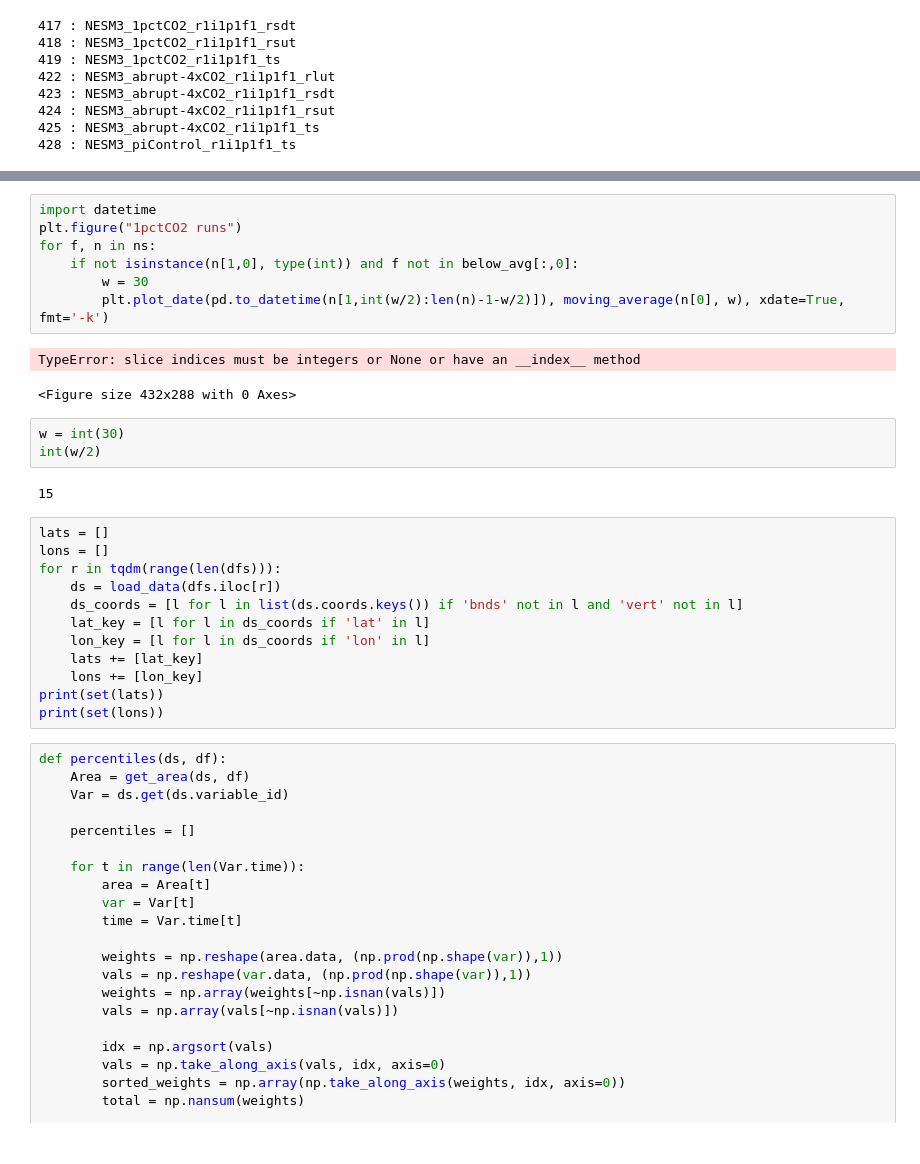
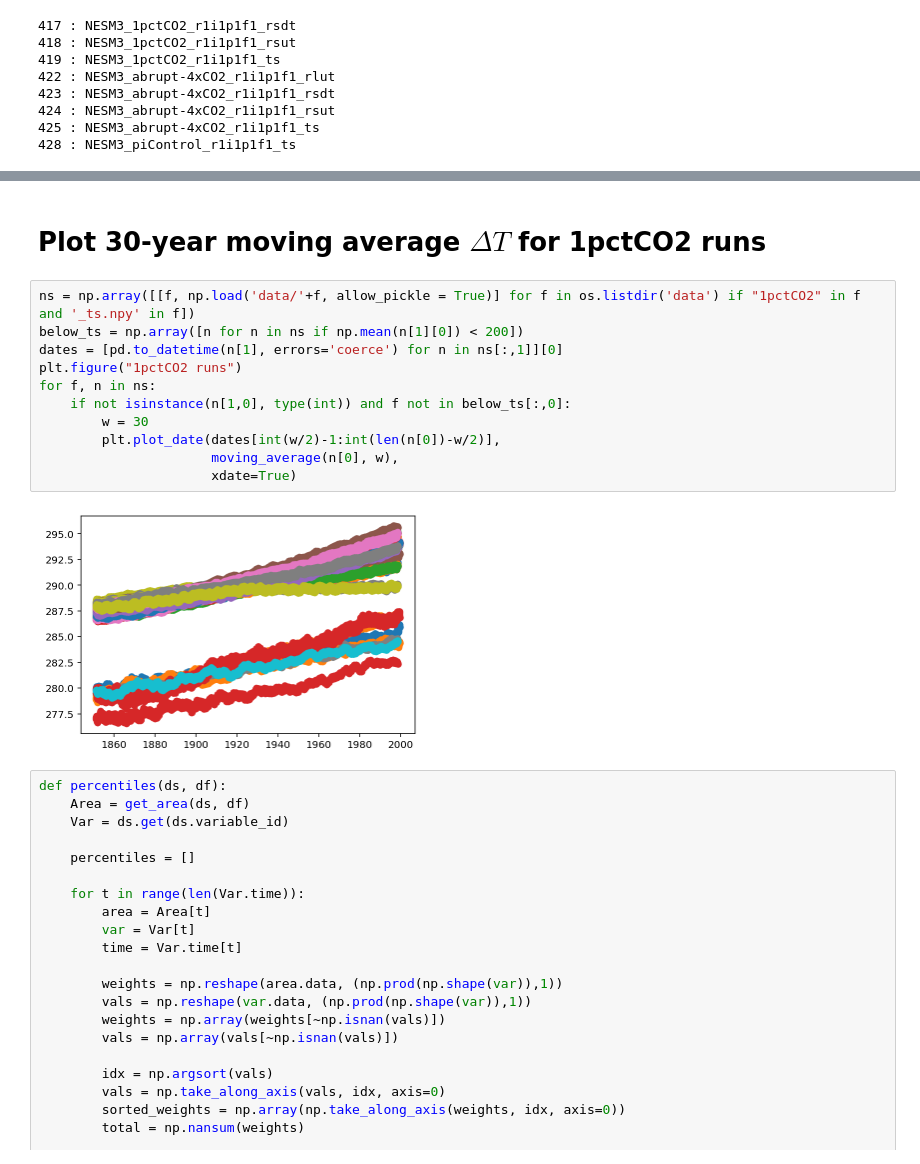
Before and after one commit to galenphall/pangeo_tests, a Jupyter notebook: pangeo (7) (4).ipynb, the cells around one changed output, grey strips where cells are left out. Drawn from its saved outputs; the diff is of its cells as text.

```diff
--- a/pangeo (7) (4).ipynb
+++ b/pangeo (7) (4).ipynb
@@ -194,33 +191,22 @@ below_avg[:,0]
 array(['MPI-ESM1-2-HR_1pctCO2_r1i1p1f1_ts.npy',
        'MPI-ESM1-2-LR_1pctCO2_r1i1p1f1_ts.npy',
        'NorCPM1_1pctCO2_r1i1p1f1_ts.npy'], dtype=object)
+# %% [markdown]
+Plot 30-year moving average $\Delta T$  for 1pctCO2 runs
+=======
 # %%
-import datetime
+ns = np.array([[f, np.load('data/'+f, allow_pickle = True)] for f in os.listdir('data') if "1pctCO2" in f and '_ts.npy' in f])
+below_ts = np.array([n for n in ns if np.mean(n[1][0]) < 200])
+dates = [pd.to_datetime(n[1], errors='coerce') for n in ns[:,1]][0]
 plt.figure("1pctCO2 runs")
 for f, n in ns:
-    if not isinstance(n[1,0], type(int)) and f not in below_avg[:,0]:
+    if not isinstance(n[1,0], type(int)) and f not in below_ts[:,0]:
         w = 30
-        plt.plot_date(pd.to_datetime(n[1,int(w/2):len(n)-1-w/2)]), moving_average(n[0], w), xdate=True, fmt='-k')
+        plt.plot_date(dates[int(w/2)-1:int(len(n[0])-w/2)],
+                      moving_average(n[0], w),
+                      xdate=True)
 # %% [output]
-TypeError: slice indices must be integers or None or have an __index__ method
-<Figure size 432x288 with 0 Axes>
+[figure, added]
-# %%
-w = int(30)
-int(w/2)
-# %% [output]
-15
-# %%
-lats = []
-lons = []
-for r in tqdm(range(len(dfs))):
-    ds = load_data(dfs.iloc[r])
-    ds_coords = [l for l in list(ds.coords.keys()) if 'bnds' not in l and 'vert' not in l]
-    lat_key = [l for l in ds_coords if 'lat' in l]
-    lon_key = [l for l in ds_coords if 'lon' in l]
-    lats += [lat_key]
-    lons += [lon_key]
-print(set(lats))
-print(set(lons))
 # %%
 def percentiles(ds, df):
     Area = get_area(ds, df)
```
Also changed, not shown: parts of 2 cells of this notebook, 2 other files.
